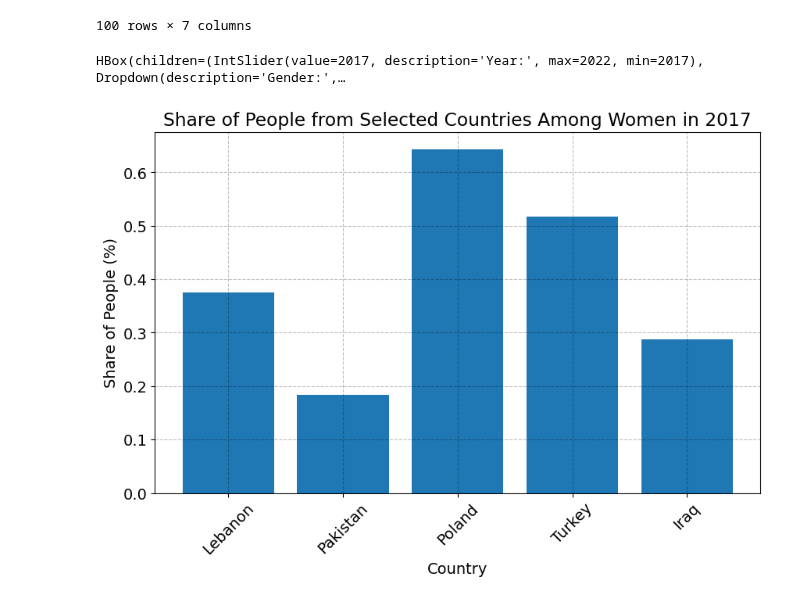
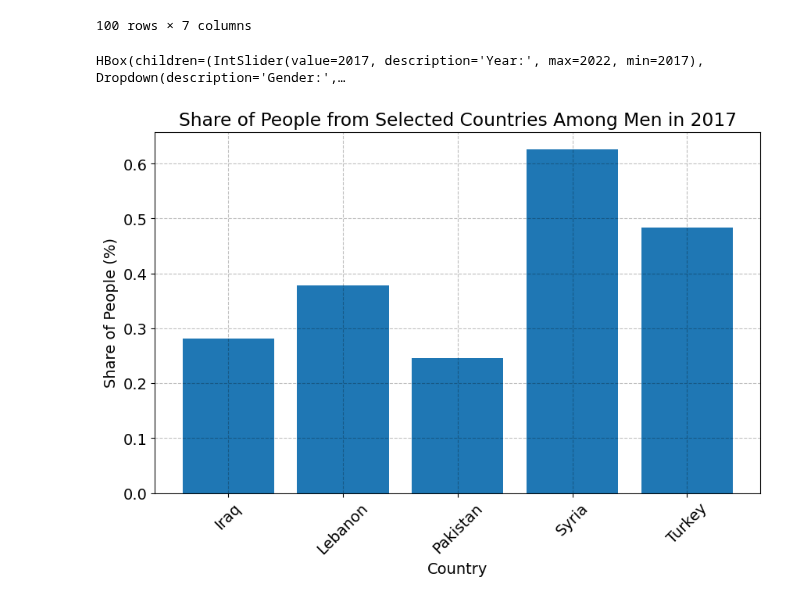
Before and after one commit to NumEconCopenhagen/projects-2024-malik-og-mads, a Jupyter notebook: dataproject/dataproject.ipynb, the cells around one changed output. Drawn from its saved outputs; the diff is of its cells as text; code cells hidden in the pictures.

```diff
--- a/dataproject/dataproject.ipynb
+++ b/dataproject/dataproject.ipynb
@@ -160,17 +113,21 @@ Pakistan: 330
 # %%
-import ipywidgets as widgets
-from IPython.display import display, clear_output
-import matplotlib.pyplot as plt
-
 def plot_crime_shares(gender, year):
     # Filter data based on gender and the selected year
     total_crimes_year = inc_api[(inc_api['KOEN'] == gender) & (inc_api['TID'] == year) & (inc_api['IELAND'] == 'Total')]['INDHOLD'].sum()
 
-    countries_of_interest = ['Turkey', 'Pakistan', 'Iraq', 'Syria', 'Lebanon']
-    filtered_data = inc_api[(inc_api['KOEN'] == gender) & (inc_api['TID'] == year) & (inc_api['IELAND'].isin(countries_of_interest))].copy()
+    # Exclude specified countries
+    exclude_countries = ['Denmark', 'Other countries, non-western', 'Other countries, total', 'Total']
+
+    # Find top 5 countries based on 'INDHOLD' for the selected gender, excluding specified countries
+    top_countries_gender = inc_api[(inc_api['KOEN'] == gender) & (inc_api['TID'] == year) & (~inc_api['IELAND'].isin(exclude_countries))].nlargest(5, 'INDHOLD')['IELAND'].tolist()
+
+    filtered_data = inc_api[(inc_api['KOEN'] == gender) & (inc_api['TID'] == year) & (inc_api['IELAND'].isin(top_countries_gender))].copy()
 
     if total_crimes_year > 0:  # Ensure there's data to avoid division by zero
         filtered_data['Share'] = filtered_data['INDHOLD'] / total_crimes_year * 100
+
+        # Sort the filtered data by country name
+        filtered_data = filtered_data.sort_values(by='IELAND')
 
         plt.figure(figsize=(10, 6))
         plt.bar(filtered_data['IELAND'], filtered_data['Share'])
@@ -179,8 +136,6 @@ def plot_crime_shares(gender, year):
         plt.ylabel('Share of Total Crimes (%)')
         plt.xticks(rotation=45)
         plt.show()
-    else:
-        print(f"No data available for {gender} in {year}.")
 
 def on_controls_change(change):
     clear_output(wait=True)
@@ -346,51 +305,61 @@ oprindelse_api.head(100)
 # %%
 oprindelse_api.drop(columns=['ALDER', 'HERKOMST', 'STATSB'], inplace=True)
 # %%
+import pandas as pd
+import matplotlib.pyplot as plt
 import ipywidgets as widgets
-from IPython.display import clear_output, display
-import matplotlib.pyplot as plt
-import pandas as pd
+from IPython.display import clear_output
 
-# Load your data here (assuming oprindelse_api is your DataFrame)
+# Assuming you have the data stored in 'oprindelse_api'
+# Replace 'oprindelse_api' with your actual DataFrame containing people data
 
 def plot_people_shares(year, gender):
     # Filter data based on the selected year and gender
     filtered_data = oprindelse_api[(oprindelse_api['TID'] == year) &
                                    (oprindelse_api['KØN'] == gender)]
 
+    # Define countries based on gender
+    countries_of_interest = []
+    if gender == 'Men':
+        countries_of_interest = ['Turkey', 'Pakistan', 'Iraq', 'Syria', 'Lebanon']
+    elif gender == 'Women':
+        countries_of_interest = ['Turkey', 'Pakistan', 'Iraq', 'Poland', 'Lebanon']
+
     # Focus on the specified countries
-    countries_of_interest = ['Turkey', 'Pakistan', 'Iraq', 'Poland', 'Lebanon']
     filtered_data = filtered_data[filtered_data['IELAND'].isin(countries_of_interest)]
 
     # Assuming INDHOLD contains the count or share of people
     total_people = filtered_data['INDHOLD'].sum()
     filtered_data['Share'] = (filtered_data['INDHOLD'] / total_people) * 100
+
+    # Sort the filtered data by country name
+    filtered_data = filtered_data.sort_values(by='IELAND')
 
     # Plotting
     plt.figure(figsize=(10, 6))
     plt.bar(filtered_data['IELAND'], filtered_data['Share'])
     plt.title(f'Share of People from Selected Countries Among {gender} in {year}')
     plt.xlabel('Country')
     plt.ylabel('Share of People (%)')
     plt.xticks(rotation=45)
     plt.show()
 
 def on_controls_change(change):
     clear_output(wait=True)
     display(widgets.HBox([year_slider, gender_dropdown]))
     plot_people_shares(year_slider.value, gender_dropdown.value)
 
 # Create interactive widgets
 year_slider = widgets.IntSlider(min=2017, max=2022, step=1, description='Year:', value=2017)
 gender_dropdown = widgets.Dropdown(options=['Men', 'Women'], description='Gender:', value='Men')
 
 # Setup observation of widget changes
 year_slider.observe(on_controls_change, names='value')
 gender_dropdown.observe(on_controls_change, names='value')
 
 # Initial display of widgets and plot
 display(widgets.HBox([year_slider, gender_dropdown]))
 plot_people_shares(year_slider.value, gender_dropdown.value)
 # %% [output]
 HBox(children=(IntSlider(value=2017, description='Year:', max=2022, min=2017), Dropdown(description='Gender:',…
-[figure, old version]
+[figure, new version]
```
Also changed, not shown: parts of 5 cells of this notebook.
